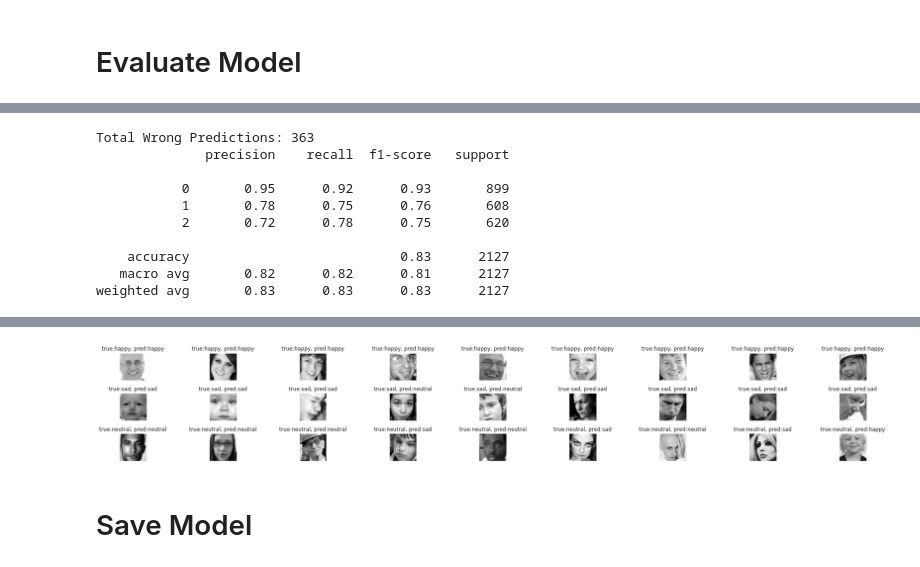
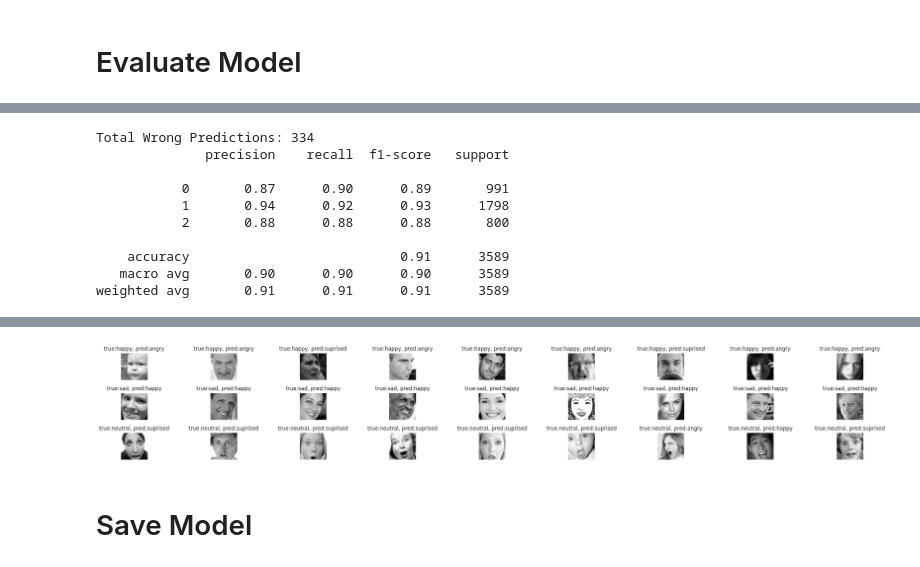
Before and after one commit to devashish10397/Emotion-Detection, a Jupyter notebook: Simple./EmotionDetectionWithAnalysis.ipynb, the cells around one changed output, grey strips where cells are left out. Drawn from its saved outputs; the diff is of its cells as text; code cells hidden in the pictures.

```diff
--- a/Simple./EmotionDetectionWithAnalysis.ipynb
+++ b/Simple./EmotionDetectionWithAnalysis.ipynb
@@ -113,6 +116,6 @@ for label in sorted(fer2013_df.emotion.unique()):
 # %%
-#  only focus on three emotions: happy, sad, nuetral
-EMOTIONS_TO_FOCUS_ON = [3,4,6]
+#  only focus on three emotions: angry, happy, suprised
+EMOTIONS_TO_FOCUS_ON = [0,3,5]
 
 fer2013_df = fer2013_df[
     fer2013_df.emotion.isin(EMOTIONS_TO_FOCUS_ON)
@@ -157,7 +160,7 @@ x_Train, x_Test, y_Train, y_Test = train_test_split(
     img_labels,
     shuffle=True,
     stratify = img_labels,
-    test_size = .1,
+    test_size = .2,
     random_state=42
 )
 # %%
@@ -174,7 +177,7 @@ num_classes = y_Train.shape[1]
 # build model
 
 def buildnet(optim):
-  net = Sequential(name="DCNN")
+  net = Sequential(name="Three_Emotion_CNN")
 
   net.add(
       Conv2D(
@@ -465,48 +468,48 @@ print(
     )
   )
 # %% [output]
-Total Wrong Predictions: 363
+Total Wrong Predictions: 334
               precision    recall  f1-score   support
 
-           0       0.95      0.92      0.93       899
-           1       0.78      0.75      0.76       608
-           2       0.72      0.78      0.75       620
+           0       0.87      0.90      0.89       991
+           1       0.94      0.92      0.93      1798
+           2       0.88      0.88      0.88       800
 
-    accuracy                           0.83      2127
-   macro avg       0.82      0.82      0.81      2127
-weighted avg       0.83      0.83      0.83      2127
+    accuracy                           0.91      3589
+   macro avg       0.90      0.90      0.90      3589
+weighted avg       0.91      0.91      0.91      3589
 # %%
 # check some images model got wrong
 figure = plotGraph.figure(1, (27,4))
 
 map_emotions ={
-    0: "happy",
-    1: "sad",
-    2: "neutral"
+    0: "angry",
+    1: "happy",
+    2: "suprised"
 }
 
 np.random.seed(2)
 
-random_happy_images = np.random.choice(
+random_angry_images = np.random.choice(
     np.where(y_Test[:,0] == 1)[0],
     size=9
 )
 
-random_sad_images = np.random.choice(
+random_happy_images = np.random.choice(
     np.where(y_Test[:,1] == 1)[0],
     size=9
 )
 
 
-random_neutral_images = np.random.choice(
+random_suprised_images = np.random.choice(
     np.where(y_Test[:,2]==1)[0],
     size=9
     )
 
 
-for i, (happy_index, sad_index, neutral_index) in enumerate(zip(random_happy_images, random_sad_images, random_neutral_images)):
+for i, (angry_index, happy_index, suprised_index) in enumerate(zip(random_angry_images, random_happy_images, random_suprised_images)):
   ax = plotGraph.subplot(3,9, i+1)
-  sample_image = x_Test[happy_index,:,:,0]
+  sample_image = x_Test[angry_index,:,:,0]
   ax.imshow(sample_image, cmap="gray")
   ax.set_xticks([])
   ax.set_yticks([])
@@ -518,7 +521,7 @@ for i, (happy_index, sad_index, neutral_index) in enumerate(zip(random_happy_ima
 
 
   ax = plotGraph.subplot(3,9, i+10)
-  sample_image = x_Test[sad_index,:,:,0]
+  sample_image = x_Test[happy_index,:,:,0]
   ax.imshow(sample_image, cmap="gray")
   ax.set_xticks([])
   ax.set_yticks([])
@@ -530,7 +533,7 @@ for i, (happy_index, sad_index, neutral_index) in enumerate(zip(random_happy_ima
   ax.set_title(f"true:sad, pred:{map_emotions[sample_class_prediction]}")
 
   ax = plotGraph.subplot(3,9, i+19)
-  sample_image = x_Test[neutral_index,:,:,0]
+  sample_image = x_Test[suprised_index,:,:,0]
   ax.imshow(sample_image, cmap="gray")
   ax.set_xticks([])
   ax.set_yticks([])
@@ -563,4 +566,4 @@ plotGraph.tight_layout()
-[figure, old version]
+[figure, new version]
 # %% [markdown]
 # Save Model
 # %%
```
Also changed, not shown: parts of 13 cells of this notebook.
